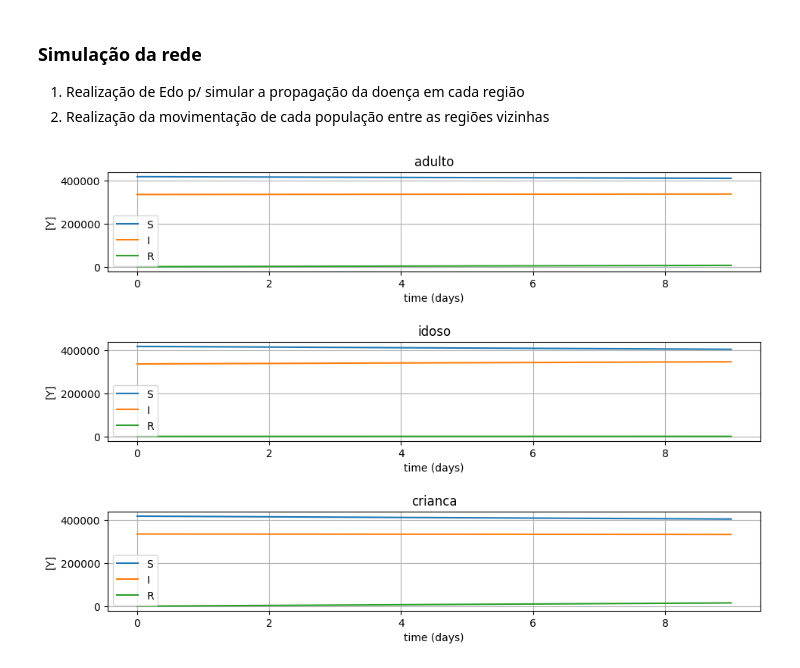
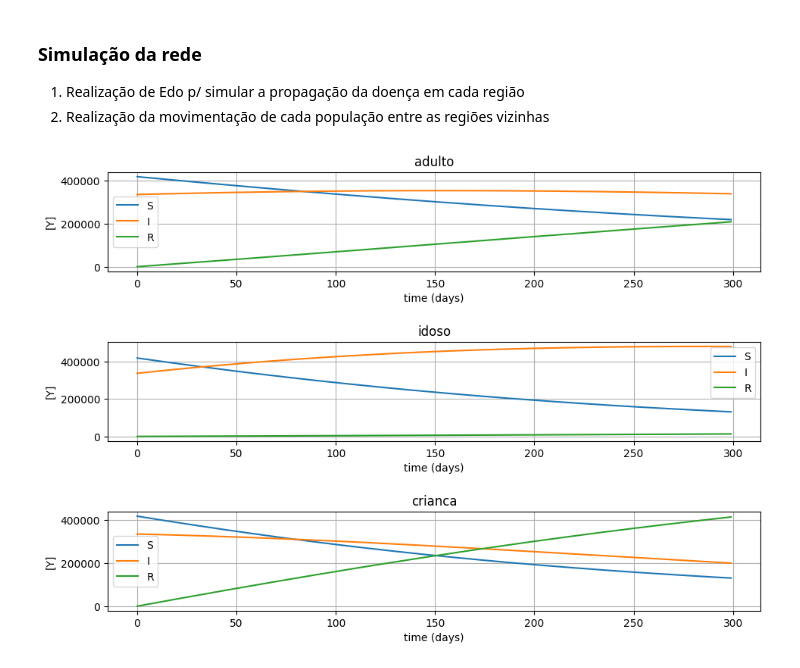
Before and after one commit to YanAndrade61/UFSJ-DiseaseNetwork, a Jupyter notebook: example.ipynb, the cells around one changed output. Saved outputs shown, nothing was run; the diff lists cells and outputs as text; code cells hidden in the pictures.

```diff
--- a/example.ipynb
+++ b/example.ipynb
@@ -65,12 +63,12 @@ G = ox.graph_from_place(place, network_type="drive")
 2. Realização da movimentação de cada população entre as regiões vizinhas
 # %%
 rede = Rede(G,pop_dict)
-steps = 10
+steps = 300
 
 for i in tqdm(range(steps)):
     rede.run_edo()
     rede.move()
 
 rede.plot_edo()
 # %% [output]
-[figure, old version]
+[figure, new version]
```
Also changed, not shown: parts of 1 cell of this notebook, 10 other files.
